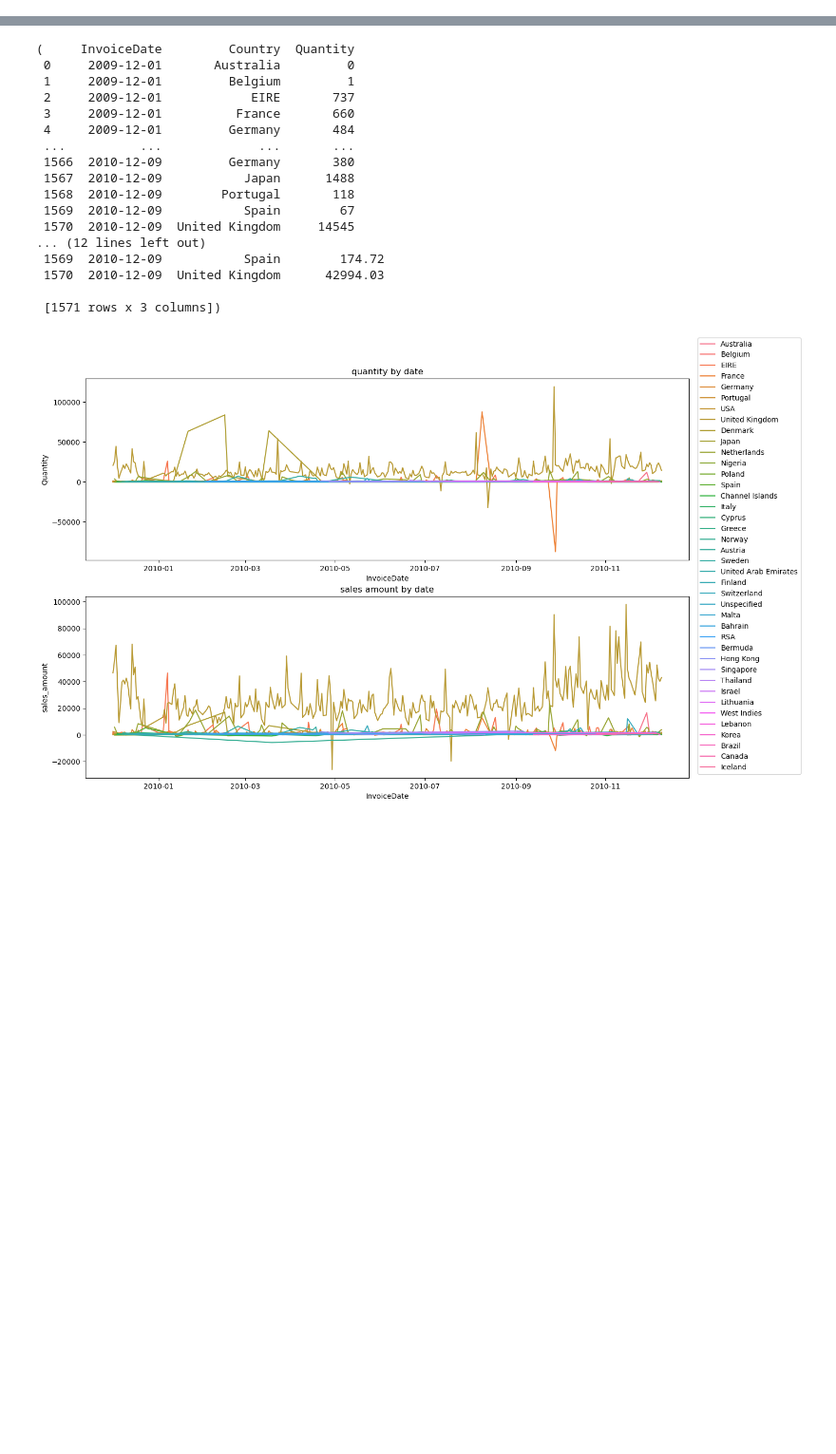
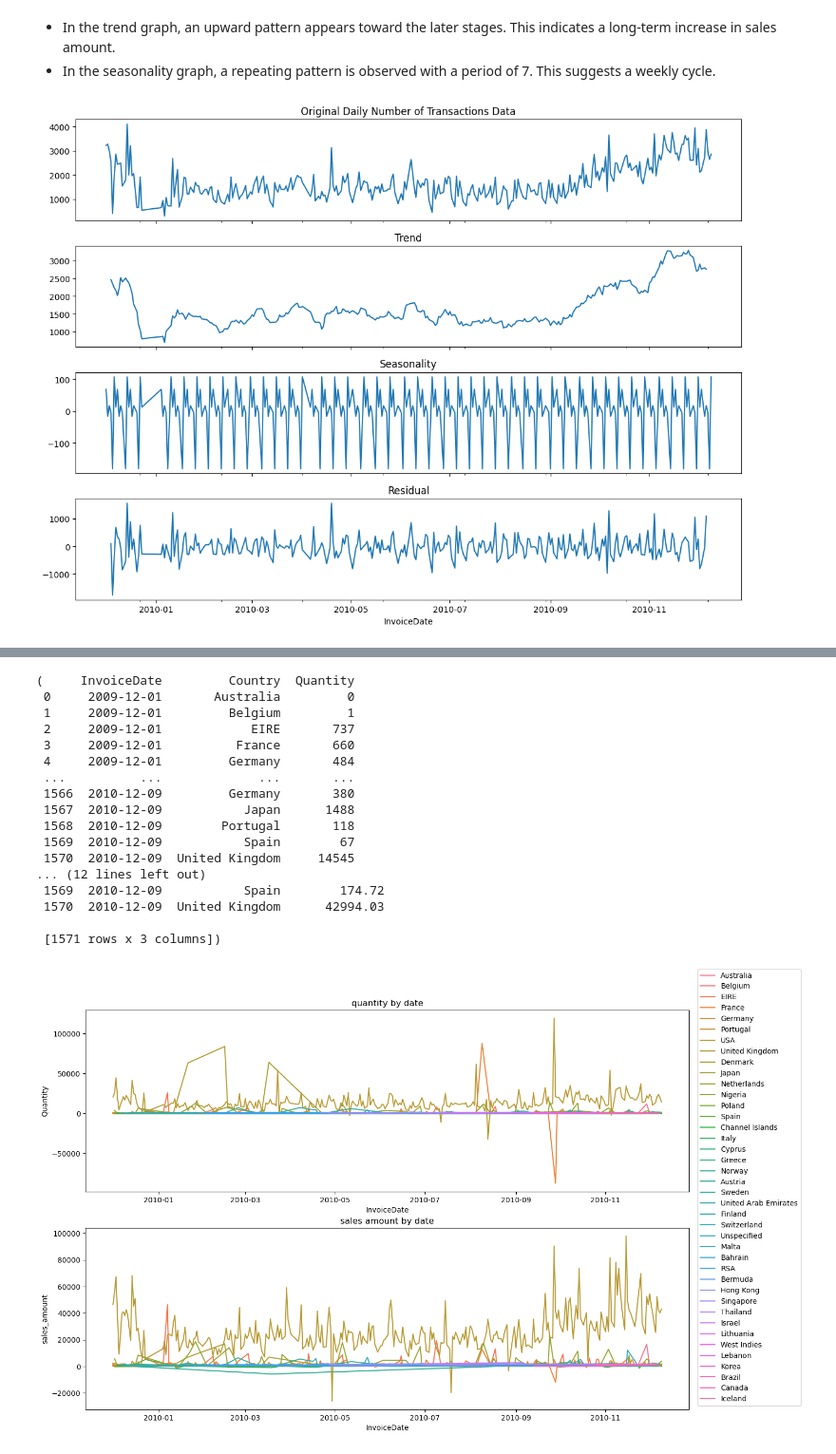
Before and after one commit to lukasp-dev/online-sale-data-analysis, a Jupyter notebook: Exploratory_analysis_for_online_sales.ipynb, the cells around one changed output, grey strips where cells are left out. Shown at 95% size. Drawn from its saved outputs; the diff is of its cells as text; code cells hidden in the pictures; blank space fills up the shorter version.

```diff
--- a/Exploratory_analysis_for_online_sales.ipynb
+++ b/Exploratory_analysis_for_online_sales.ipynb
@@ -56,0 +183,15 @@ See the caveats in the documentation: https://pandas.pydata.org/pandas-docs/stab
+# %% [markdown]
+* In the trend graph, an upward pattern appears toward the later stages. This indicates a long-term increase in sales amount.
+* In the seasonality graph, a repeating pattern is observed with a period of 7. This suggests a weekly cycle.
+# %%
+decomposed_transactions = seasonal_decompose(daily_purchase_trend['Transactions'], model='additive', period=7)
+
+fig, axes = plt.subplots(4, 1, figsize=(12, 9), sharex=True)
+decomposed_transactions.observed.plot(ax=axes[0], title='Original Daily Number of Transactions Data')
+decomposed_transactions.trend.plot(ax=axes[1], title='Trend')
+decomposed_transactions.seasonal.plot(ax=axes[2], title='Seasonality')
+decomposed_transactions.resid.plot(ax=axes[3], title='Residual')
+plt.tight_layout()
+plt.show()
+# %% [output]
+[figure, added]
```
Also changed, not shown: parts of 28 cells of this notebook.
